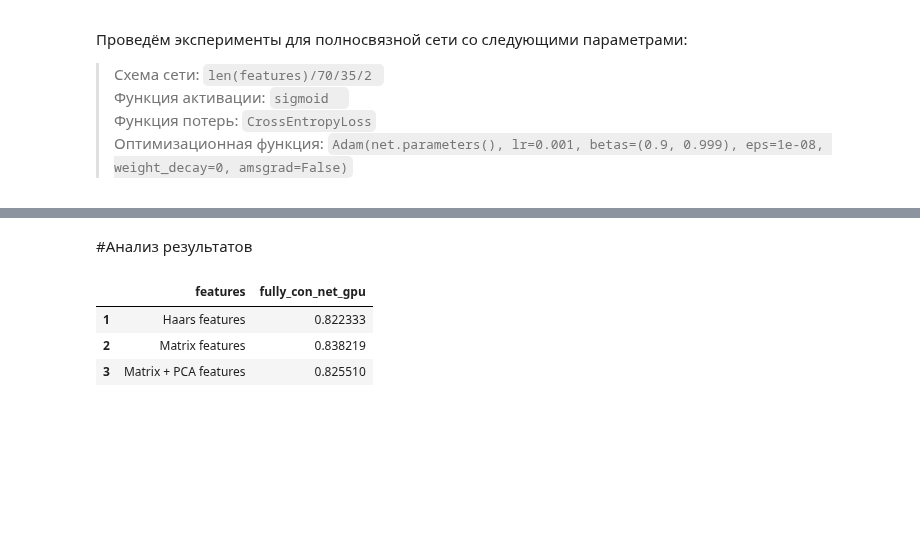
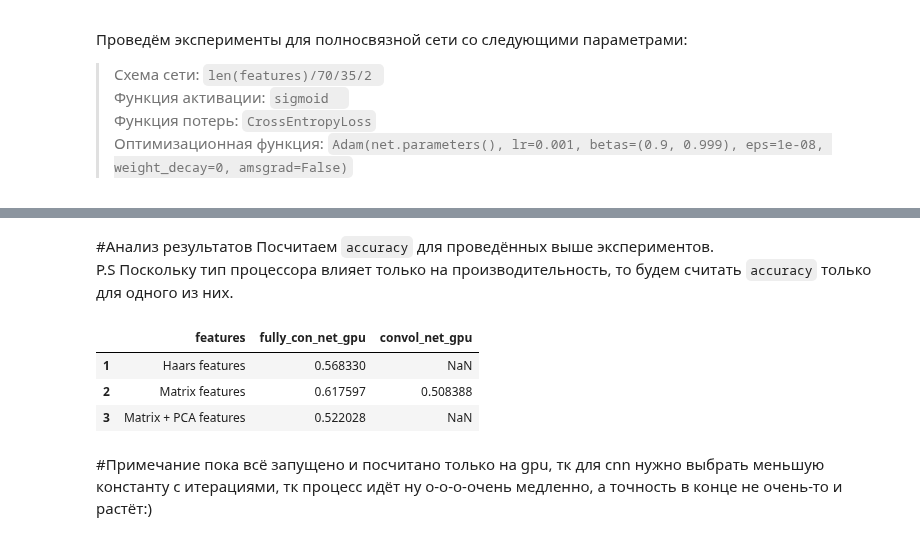
Before and after one commit to Kat-ies/Coursework, a Jupyter notebook: Neural_network_face_classificaion.ipynb, the cells around one changed output, grey strips where cells are left out. Saved outputs shown, nothing was run; the diff lists cells and outputs as text; code cells hidden in the pictures; blank space fills up the shorter version.

```diff
--- a/Neural_network_face_classificaion.ipynb
+++ b/Neural_network_face_classificaion.ipynb
@@ -334,26 +358,30 @@ haars_net_df.to_csv(os.path.join(PATH, 'Dataframes', 'haars_net_df.csv'))
 matrix_net_df.to_csv(os.path.join(PATH, 'Dataframes', 'matrix_net_df.csv'))
 matrix_net_pca_df.to_csv(os.path.join(PATH, 'Dataframes', 'matrix_net_pca_df.csv'))
 net_time_df.to_csv(os.path.join(PATH, 'Dataframes', 'net_time_df.csv'))
-# %% [markdown]
-#Анализ результатов
+# %% [markdown]
+#Анализ результатов
+Посчитаем `accuracy` для проведённых выше экспериментов.
+P.S Поскольку тип процессора влияет только на производительность, то будем считать `accuracy` только для одного из них.
 # %%
 from pandas import read_csv
 
 haars_net_df = read_csv(os.path.join(PATH, 'Dataframes', 'haars_net_df.csv'))
 matrix_net_df = read_csv(os.path.join(PATH, 'Dataframes', 'matrix_net_df.csv'))
 matrix_net_pca_df = read_csv(os.path.join(PATH, 'Dataframes', 'matrix_net_pca_df.csv'))
 net_time_df = read_csv(os.path.join(PATH, 'Dataframes', 'net_time_df.csv'))
 
-#на данный момент здесь (1,2,2), тк работает только 1 сеть,
-#но в перспективе это будет выглядеть вот так
-for i in range(1,4,2):
-    net_accuracy[net_cols[i]] = [accuracy_score(haars_net_df['y_test'], haars_net_df[net_cols[i]]),
-                                    accuracy_score(matrix_net_df['y_test'], matrix_net_df[net_cols[i]]),
-                                    accuracy_score(matrix_net_pca_df['y_test'], matrix_net_pca_df[net_cols[i]])]
+net_accuracy[net_cols[1]] = [accuracy_score(haars_net_df['y_test'], haars_net_df[net_cols[1]]),
+                                    accuracy_score(matrix_net_df['y_test'], matrix_net_df[net_cols[1]]),
+                                    accuracy_score(matrix_net_pca_df['y_test'], matrix_net_pca_df[net_cols[1]])]
+
+net_accuracy[net_cols[3]] = [np.NaN, accuracy_score(matrix_net_df['y_test'], matrix_net_df[net_cols[3]]), np.NaN]
 
 net_accuracy[:]
 # %% [output]
-|  | features | fully_con_net_gpu |
-| 1 | Haars features | 0.822333 |
-| 2 | Matrix features | 0.838219 |
-| 3 | Matrix + PCA features | 0.825510 |
+|  | features | fully_con_net_gpu | convol_net_gpu |
+| 1 | Haars features | 0.568330 | NaN |
+| 2 | Matrix features | 0.617597 | 0.508388 |
+| 3 | Matrix + PCA features | 0.522028 | NaN |
+# %% [markdown]
+#Примечание
+пока всё запущено и посчитано только на gpu, тк для cnn нужно выбрать меньшую константу с итерациями, тк процесс идёт ну о-о-о-очень медленно, а точность в конце не очень-то и растёт:)
```
Also changed, not shown: parts of 17 cells of this notebook.
